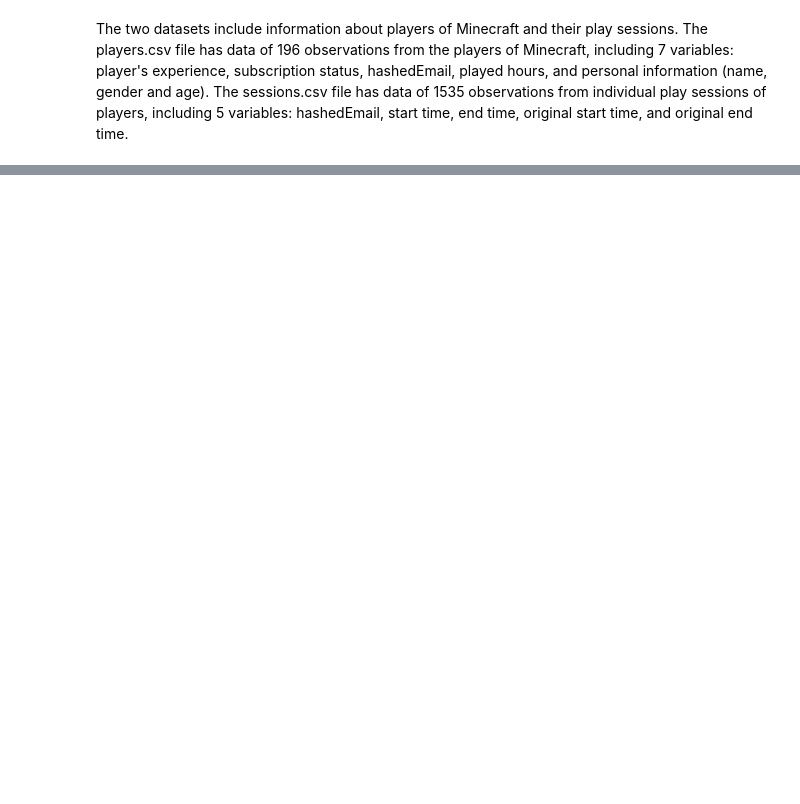
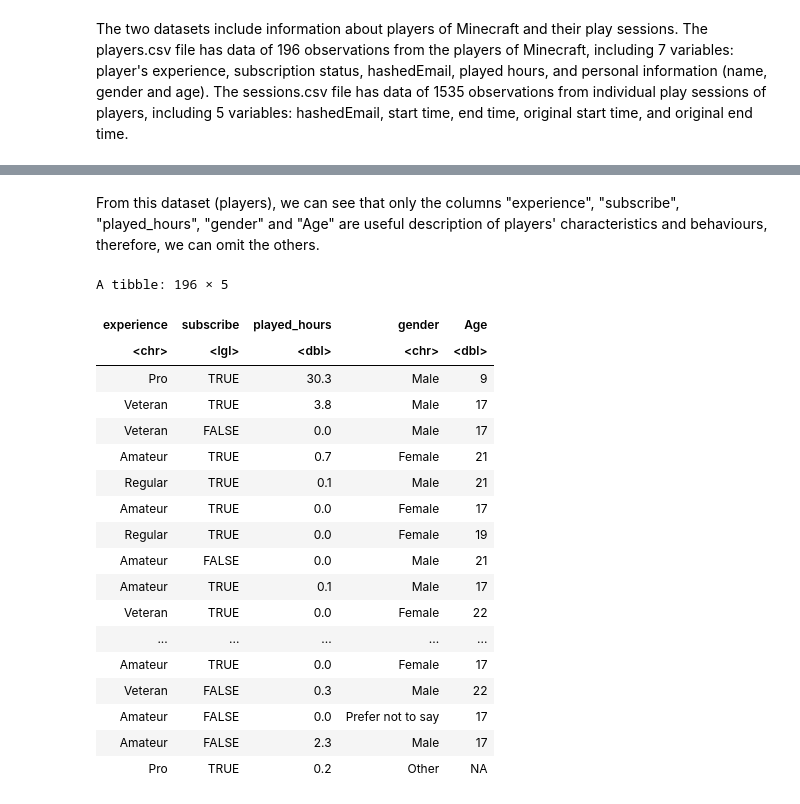
Before and after one commit to eun1220/dsci-100-2025SS-project, a Jupyter notebook: project.ipynb, the cells around one changed output, grey strips where cells are left out. Drawn from its saved outputs; the diff is of its cells as text; code cells hidden in the pictures; blank space fills up the shorter version.

```diff
--- a/project.ipynb
+++ b/project.ipynb
@@ -67,0 +92,25 @@ The sessions.csv file has data of 1535 observations from individual play session
+# %% [markdown]
+From this dataset (players), we can see that only the columns "experience", "subscribe", "played_hours", "gender" and "Age" are useful description of players' characteristics and behaviours, therefore, we can omit the others.
+# %%
+players <- select(players, experience, subscribe, played_hours, gender, Age)
+players
+# %% [output]
+A tibble: 196 × 5
+| experience | subscribe | played_hours | gender | Age |
+| <chr> | <lgl> | <dbl> | <chr> | <dbl> |
+| Pro | TRUE | 30.3 | Male | 9 |
+| Veteran | TRUE | 3.8 | Male | 17 |
+| Veteran | FALSE | 0.0 | Male | 17 |
+| Amateur | TRUE | 0.7 | Female | 21 |
+| Regular | TRUE | 0.1 | Male | 21 |
+| Amateur | TRUE | 0.0 | Female | 17 |
+| Regular | TRUE | 0.0 | Female | 19 |
+| Amateur | FALSE | 0.0 | Male | 21 |
+| Amateur | TRUE | 0.1 | Male | 17 |
+| Veteran | TRUE | 0.0 | Female | 22 |
+| ... | ... | ... | ... | ... |
+| Amateur | TRUE | 0.0 | Female | 17 |
+| Veteran | FALSE | 0.3 | Male | 22 |
+| Amateur | FALSE | 0.0 | Prefer not to say | 17 |
+| Amateur | FALSE | 2.3 | Male | 17 |
+| Pro | TRUE | 0.2 | Other | NA |
```
Also changed, not shown: parts of 6 cells of this notebook.
